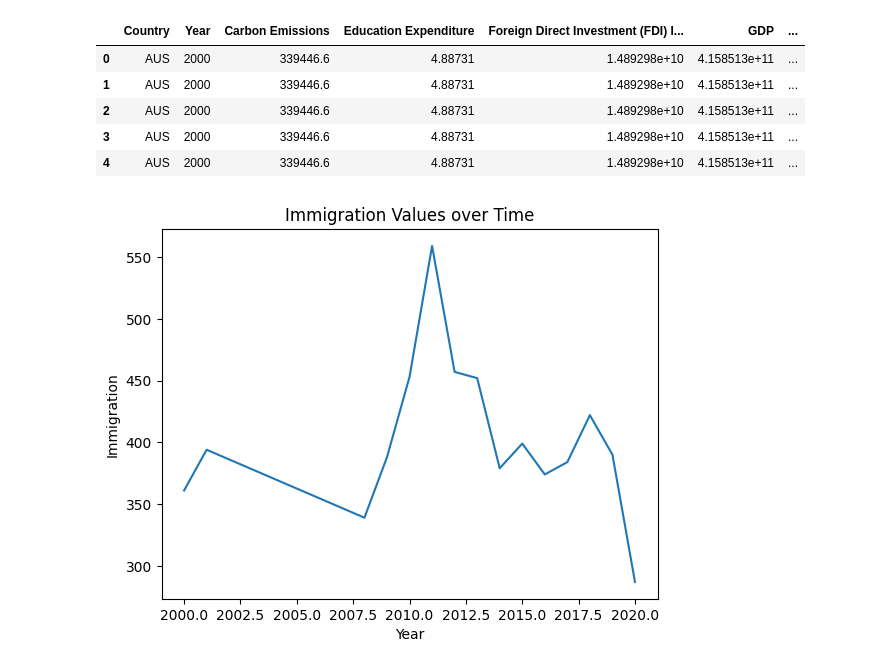
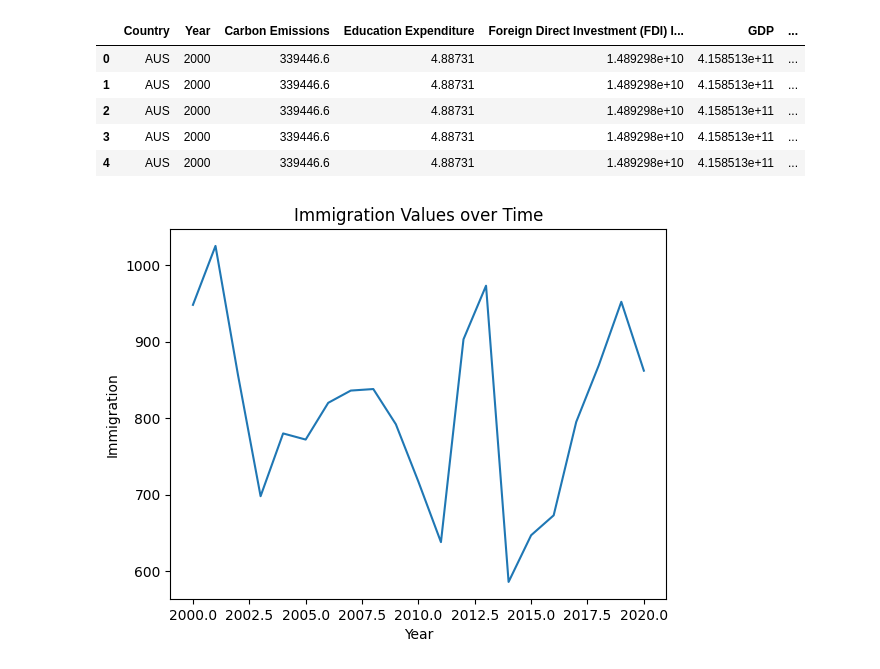
Before and after one commit to MartinMichaux/Forecasting-citizenship-acquisition-flow-using-Graph-Neural-Networks, a Jupyter notebook: src/models/timeseries_forecasting.ipynb, the cells around one changed output. Saved outputs shown, nothing was run; the diff lists cells and outputs as text; code cells hidden in the pictures.

Commit message:
fix a bunch of stuff and figured that the regression isn't that bad after all

```diff
--- a/src/models/timeseries_forecasting.ipynb
+++ b/src/models/timeseries_forecasting.ipynb
@@ -149,7 +114,10 @@ weighted avg       0.85      0.85      0.85      2949
 # %%
+# choose whether it's baed on the source or target features
+based_on = "CO2"
+
 # merge two dataset together
-df_merged = pd.merge(df_features, immigration, left_on=['Country', 'Year'], right_on=['COU', 'Year'])
-df_merged.drop(columns=['COU'], inplace=True)
+df_merged = pd.merge(df_features, immigration, left_on=['Country', 'Year'], right_on=[based_on, 'Year'])
+df_merged.drop(columns=[based_on], inplace=True)
 df_merged.head()
 # %% [output]
 |  | Country | Year | Carbon Emissions | Education Expenditure | Foreign Direct Investment (FDI) I... | GDP | ... |
@@ -161,16 +129,19 @@ df_merged.head()
 # %%
 country1 = "FRA"
 country2 = "BEL"
 
-plt.plot(df_merged['Year'].loc[(df_merged["Country"]==country1)&(df_merged["CO2"]==country2)], df_merged['Value'].loc[(df_merged["Country"]==country1)&(df_merged["CO2"]==country2)])
+if based_on == "CO2":
+    plt.plot(df_merged['Year'].loc[(df_merged["Country"]==country1)&(df_merged["COU"]==country2)], df_merged['Value'].loc[(df_merged["Country"]==country1)&(df_merged["COU"]==country2)])
+else:
+    plt.plot(df_merged['Year'].loc[(df_merged["Country"]==country1)&(df_merged["CO2"]==country2)], df_merged['Value'].loc[(df_merged["Country"]==country1)&(df_merged["CO2"]==country2)])
 
 # Adding labels and title
 plt.xlabel('Year')
 plt.ylabel('Immigration')
 plt.title('Immigration Values over Time')
 
 # Displaying the plot
 plt.show()
 # %% [output]
-[figure, old version]
+[figure, new version]
 # %%
```
Also changed, not shown: parts of 10 cells of this notebook, 1 other file.
